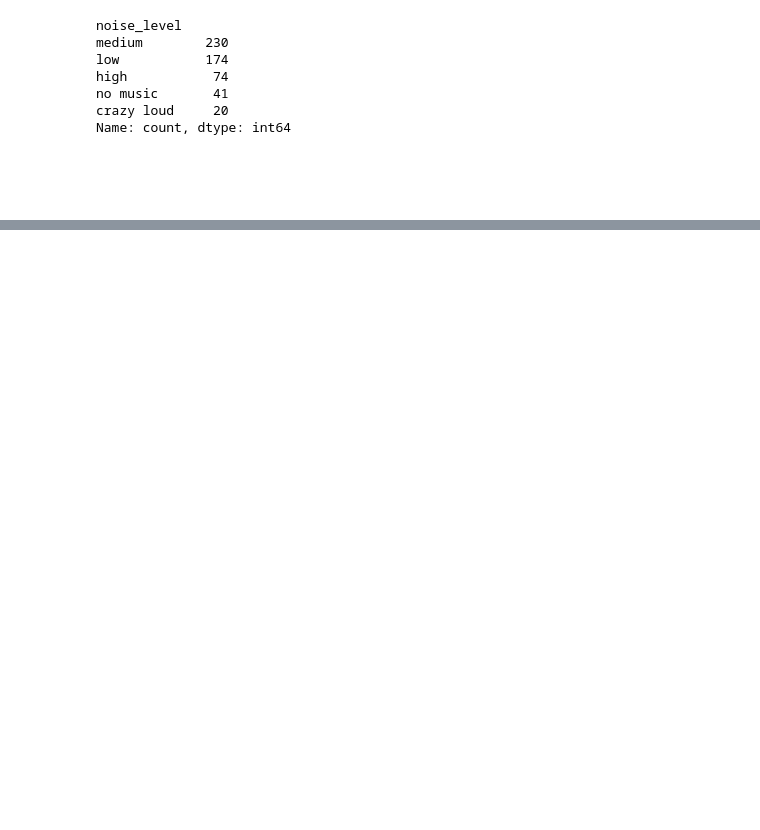
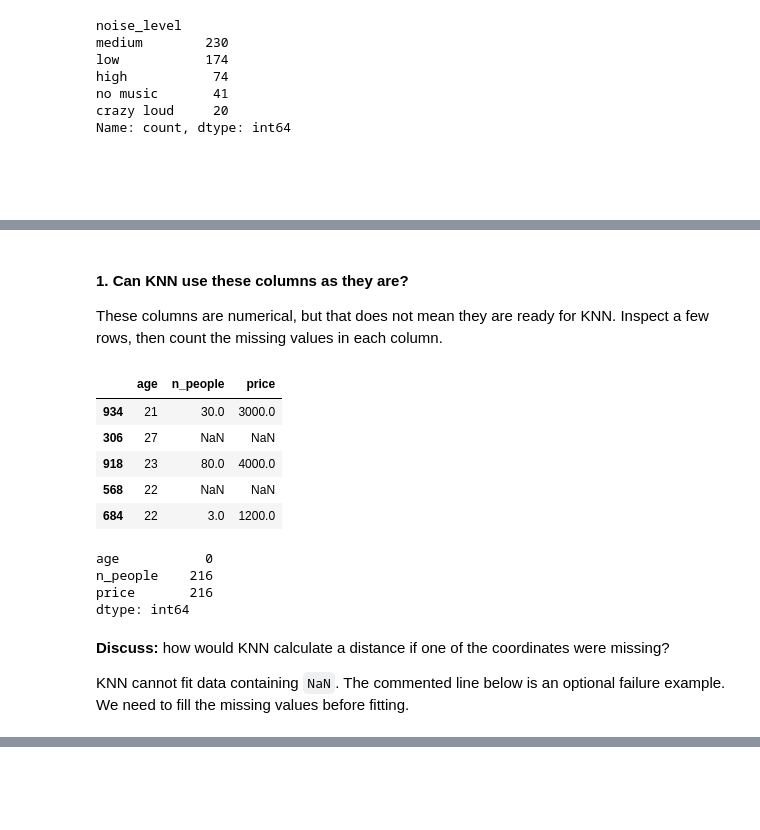
Before and after one commit to UBC-CS/cpsc330-2026W1, a Jupyter notebook: content/classes/varada/lecture-05-06-preprocessing-demo.ipynb, the cells around one changed output, grey strips where cells are left out. Drawn from its saved outputs; the diff is of its cells as text; code cells hidden in the pictures; blank space fills up the shorter version.

Commit message:
revising flow in Start with numerical features section

```diff
--- a/content/classes/varada/lecture-05-06-preprocessing-demo.ipynb
+++ b/content/classes/varada/lecture-05-06-preprocessing-demo.ipynb
@@ -377,0 +337,25 @@ A pipeline connects these steps so they are fitted together on the appropriate r
+# %% [markdown]
+#### 1. Can KNN use these columns as they are?
+
+These columns are numerical, but that does not mean they are ready for KNN. Inspect a few rows, then count the missing values in each column.
+# %%
+X_train_num = X_train[numeric_feats].copy()
+X_train_num.head()
+# %% [output]
+|  | age | n_people | price |
+| 934 | 21 | 30.0 | 3000.0 |
+| 306 | 27 | NaN | NaN |
+| 918 | 23 | 80.0 | 4000.0 |
+| 568 | 22 | NaN | NaN |
+| 684 | 22 | 3.0 | 1200.0 |
+# %%
+X_train_num.isna().sum()
+# %% [output]
+age           0
+n_people    216
+price       216
+dtype: int64
+# %% [markdown]
+**Discuss:** how would KNN calculate a distance if one of the coordinates were missing?
+
+KNN cannot fit data containing `NaN`. The commented line below is an optional failure example. We need to fill the missing values before fitting.
```
Also changed, not shown: parts of 65 cells of this notebook.
